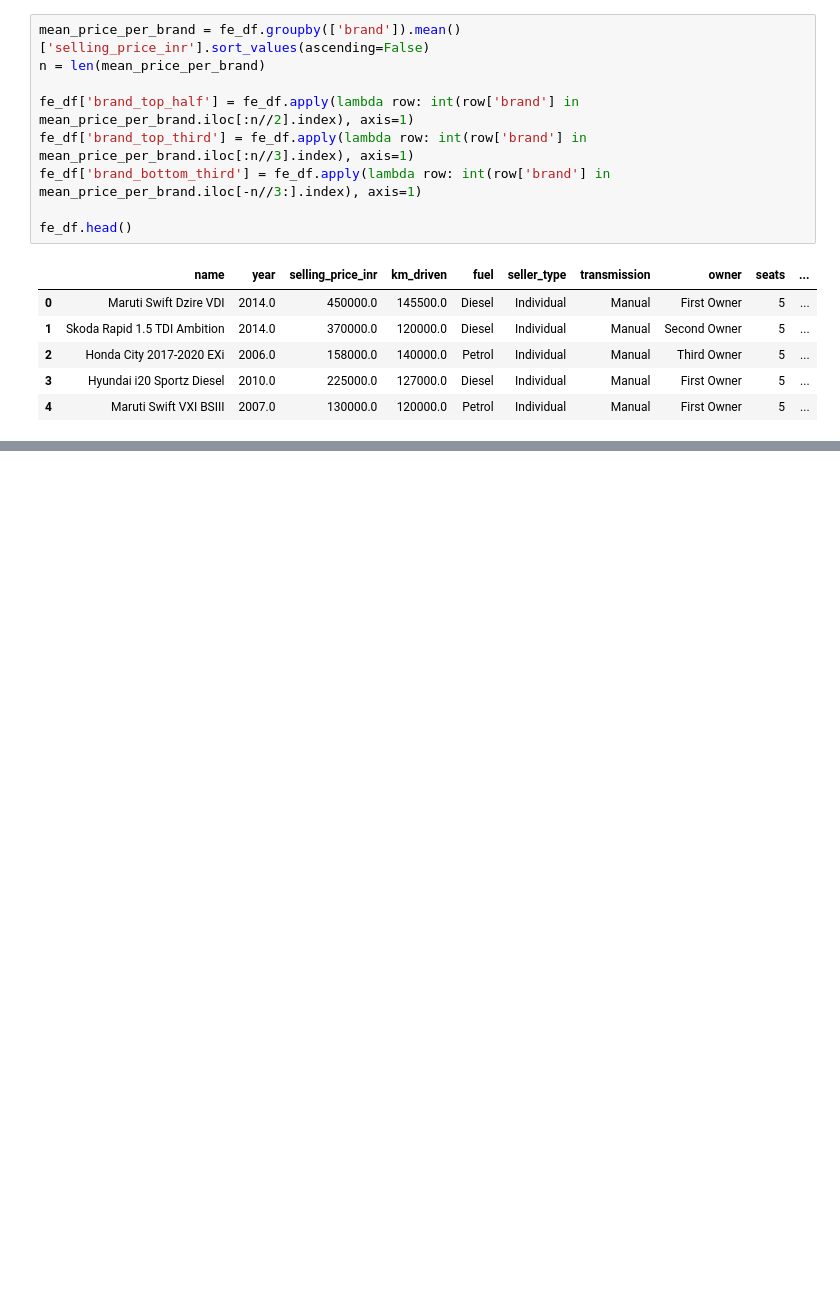
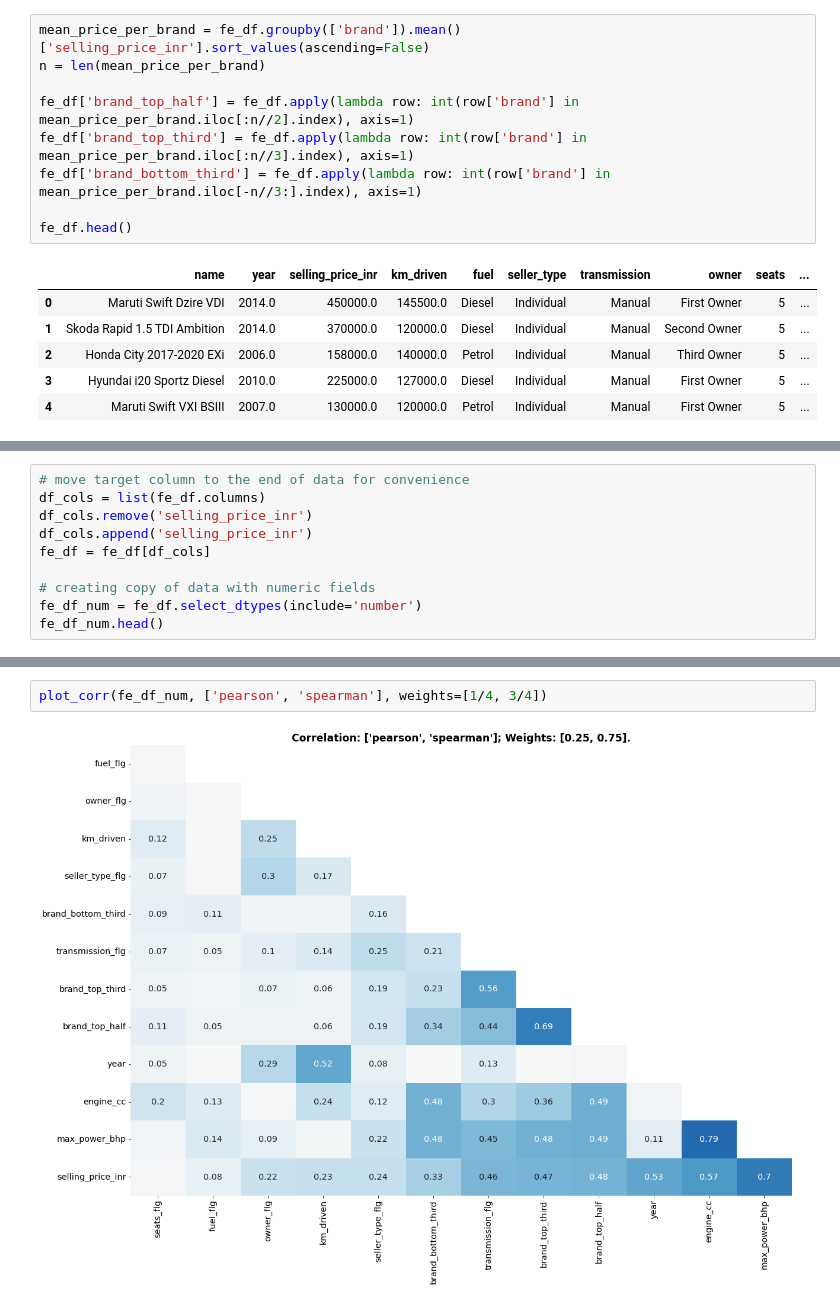
Before and after one commit to ZaikaBohdan/ds_car_price_proj, a Jupyter notebook: car_price_part_2.ipynb, the cells around one changed output, grey strips where cells are left out. Cells and saved outputs as stored; diff of their text form; blank space fills up the shorter version.

```diff
--- a/car_price_pred.ipynb
+++ b/car_price_part_2.ipynb
@@ -1669,0 +1672,10 @@ fe_df.head()
+# %%
+# move target column to the end of data for convenience
+df_cols = list(fe_df.columns)
+df_cols.remove('selling_price_inr')
+df_cols.append('selling_price_inr')
+fe_df = fe_df[df_cols]
+
+# creating copy of data with numeric fields
+fe_df_num = fe_df.select_dtypes(include='number')
+fe_df_num.head()
@@ -1669,0 +1760,4 @@ fe_df.head()
+# %%
+plot_corr(fe_df_num, ['pearson', 'spearman'], weights=[1/4, 3/4])
+# %% [output]
+[figure, added]
```
Also changed, not shown: parts of 6 cells of this notebook, 5 other files.
